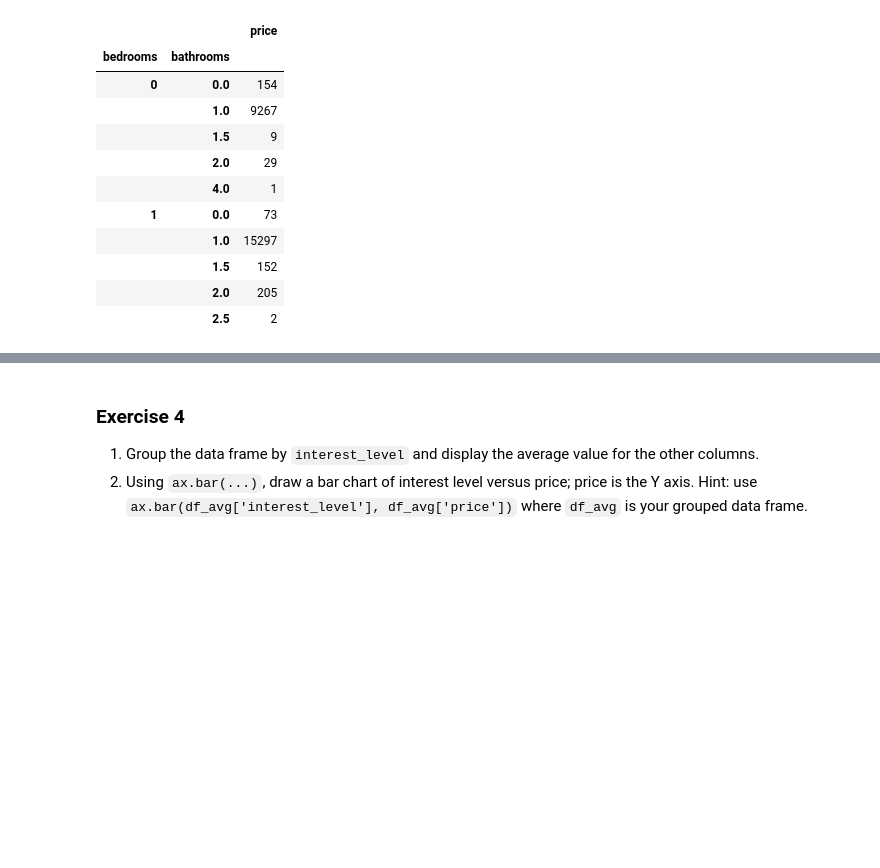
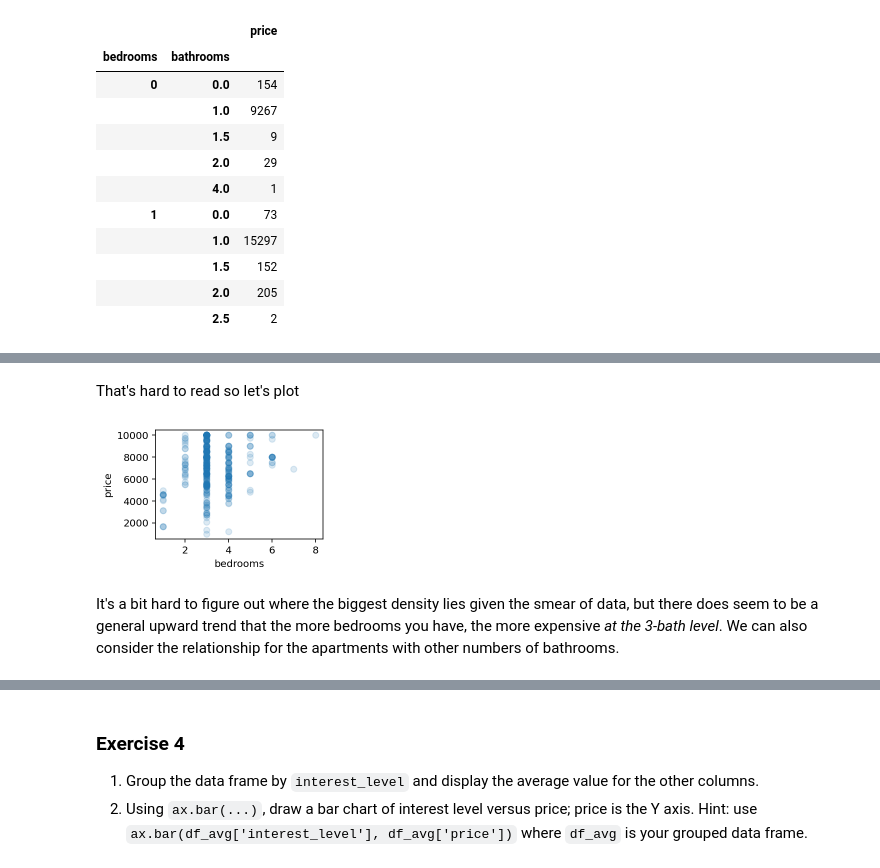
Before and after one commit to parrt/msds593, a Jupyter notebook: notebooks/nyrent.ipynb, the cells around one changed output, grey strips where cells are left out. Cells and saved outputs as stored; diff of their text form; code cells hidden in the pictures; blank space fills up the shorter version.

```diff
--- a/notebooks/nyrent.ipynb
+++ b/notebooks/nyrent.ipynb
@@ -593,0 +652,4 @@ df_counts[['price']].head(10)
+# %%
+g_baths = df_rent.groupby('bathrooms')
+three_baths = g_baths.get_group(3)
+three_baths[['bedrooms','price']].sort_values('bedrooms')
@@ -593,0 +670,12 @@ df_counts[['price']].head(10)
+# %% [markdown]
+That's hard to read so let's plot
+# %%
+fig, ax = plt.subplots(figsize=(3,2))
+ax.scatter(three_baths['bedrooms'],three_baths['price'],alpha=.15)
+ax.set_xlabel("bedrooms")
+ax.set_ylabel("price")
+plt.show()
+# %% [output]
+[figure, added]
+# %% [markdown]
+It's a bit hard to figure out where the biggest density lies given the smear of data, but there does seem to be a general upward trend that the more  bedrooms you have, the more expensive *at the 3-bath level*.  We can also consider the relationship for the apartments with other numbers of bathrooms.
```
Also changed, not shown: parts of 30 cells of this notebook.
